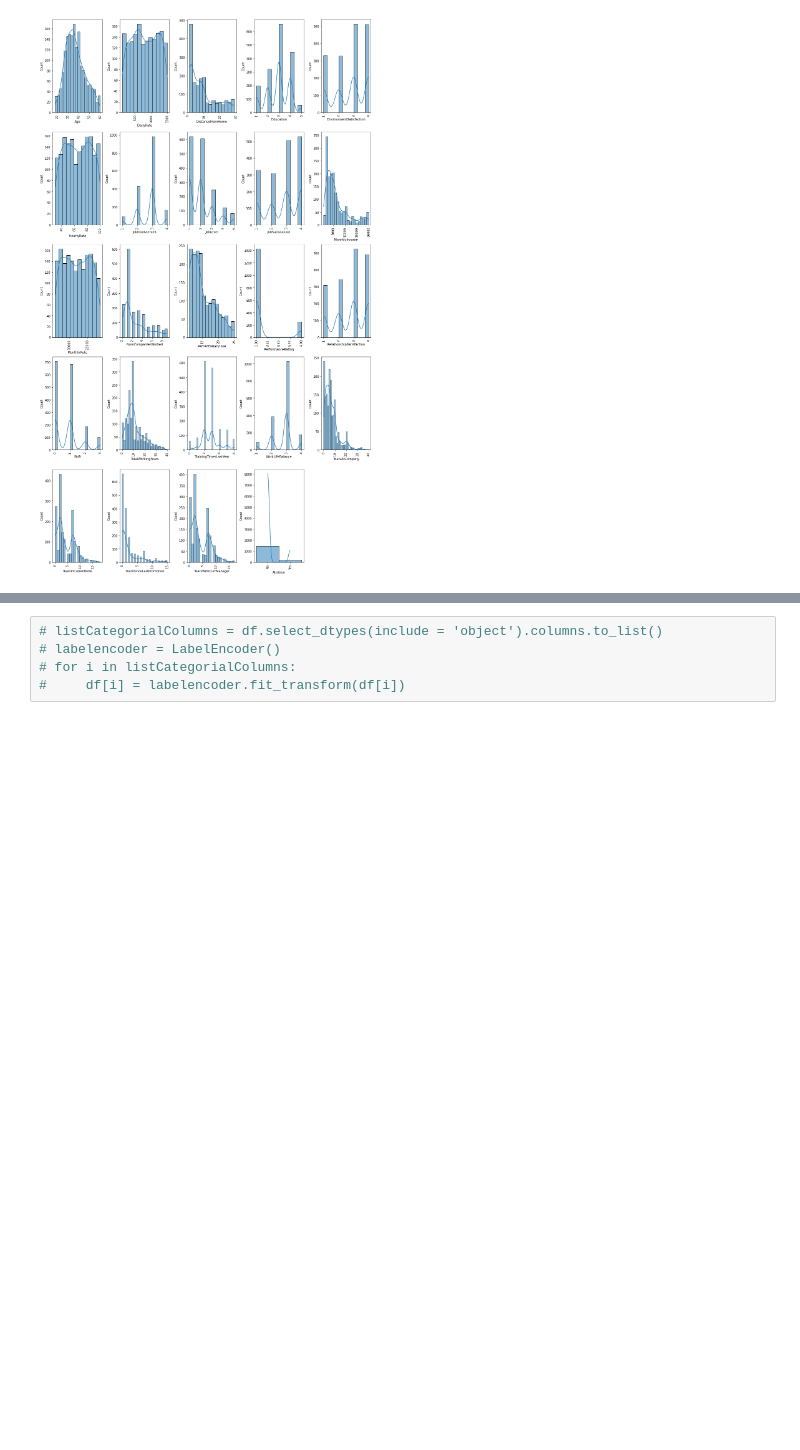
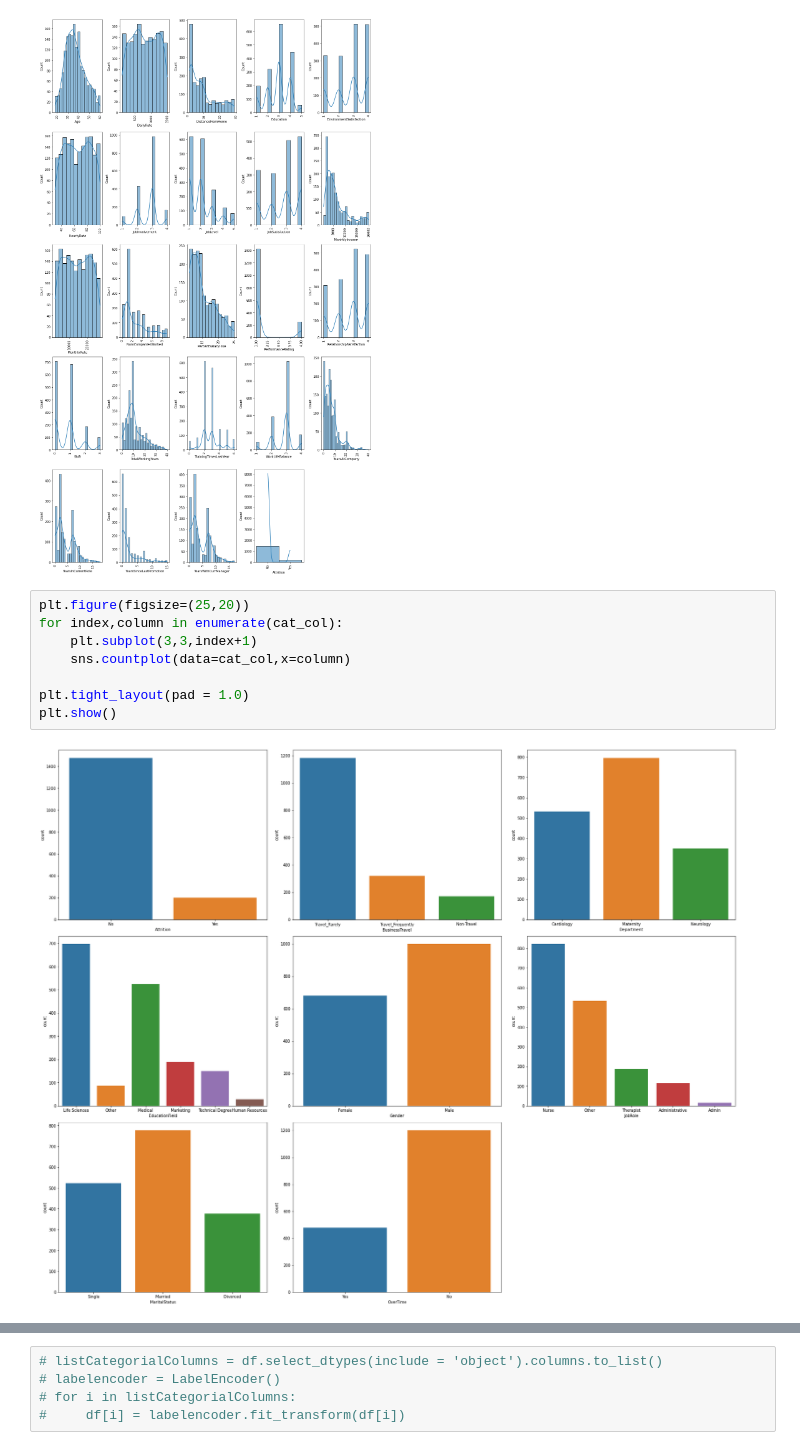
Before and after one commit to itsmegarvi/Positive_Pulse, a Jupyter notebook: preprocessing.ipynb, the cells around one changed output, grey strips where cells are left out. Saved outputs shown, nothing was run; the diff lists cells and outputs as text; blank space fills up the shorter version.

```diff
--- a/preprocessing.ipynb
+++ b/preprocessing.ipynb
@@ -143,3 +143,13 @@ plt.tight_layout(pad = 1.0)
 plt.show()
 # %% [output]
 [figure]
+# %%
+plt.figure(figsize=(25,20))
+for index,column in enumerate(cat_col):
+    plt.subplot(3,3,index+1)
+    sns.countplot(data=cat_col,x=column)
+
+plt.tight_layout(pad = 1.0)
+plt.show()
+# %% [output]
+[figure, added]
```
Also changed, not shown: parts of 8 cells of this notebook, 3 other files.
